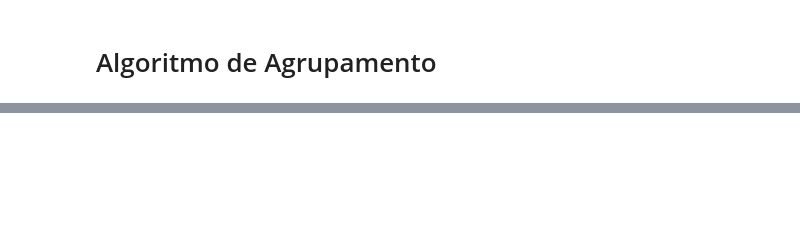
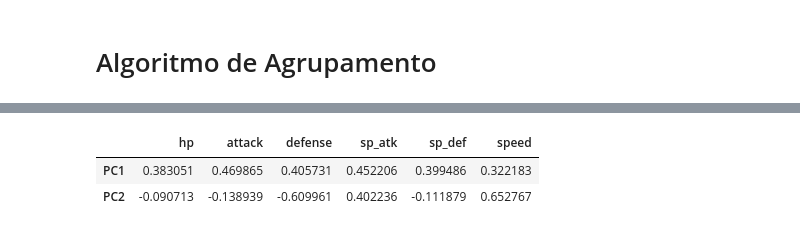
Before and after one commit to EdsonEdu2031/pi-2026, a Jupyter notebook: main.ipynb, the cells around one changed output, grey strips where cells are left out. Cells and saved outputs as stored; diff of their text form; code cells hidden in the pictures; blank space fills up the shorter version.

```diff
--- a/main.ipynb
+++ b/main.ipynb
@@ -27,0 +422,11 @@ df.to_csv('pokedex_filtrada.csv', index=False)
+# %%
+componentes = pd.DataFrame(
+    pca.components_,
+    columns=X.columns,
+    index=['PC1', 'PC2']
+)
+componentes
+# %% [output]
+|  | hp | attack | defense | sp_atk | sp_def | speed |
+| PC1 | 0.383051 | 0.469865 | 0.405731 | 0.452206 | 0.399486 | 0.322183 |
+| PC2 | -0.090713 | -0.138939 | -0.609961 | 0.402236 | -0.111879 | 0.652767 |
```
Also changed, not shown: parts of 11 cells of this notebook.
